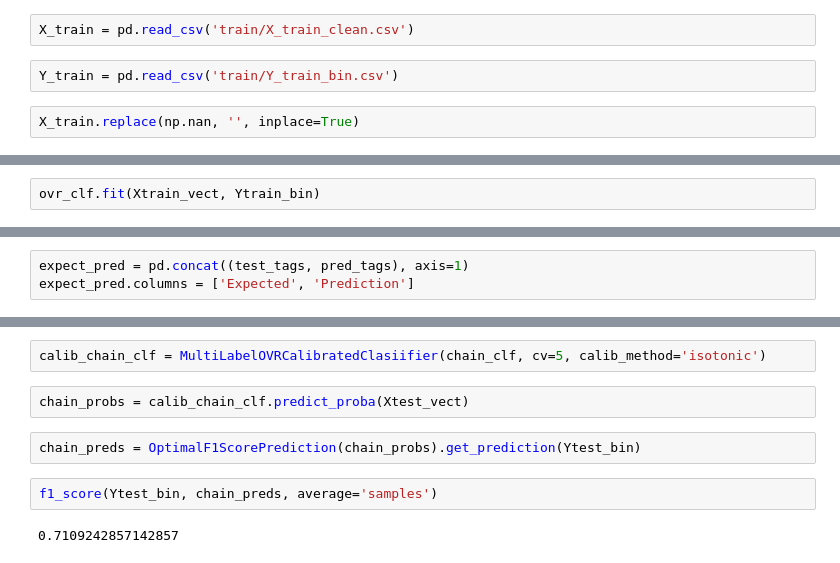
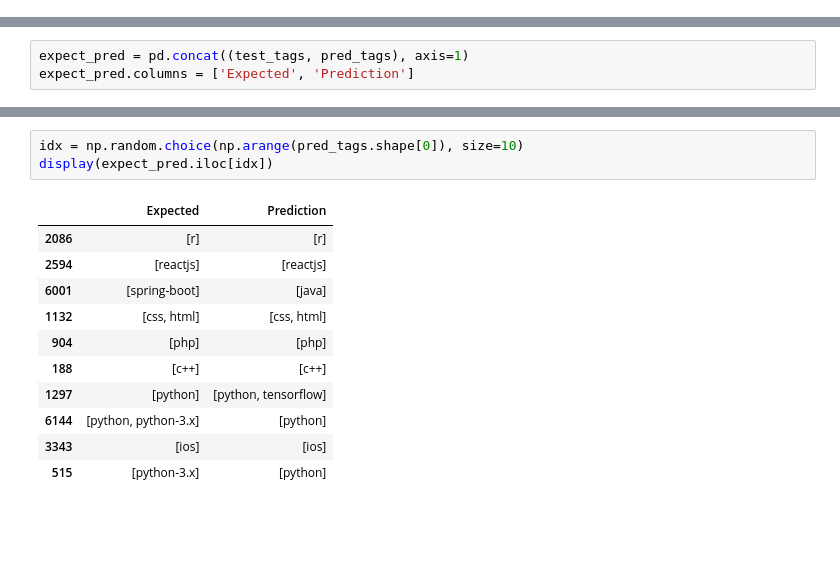
Before and after one commit to LiableFish/ML-for-classification-text-data, a Jupyter notebook: Ml_for_text_data.ipynb, the cells around one changed output, grey strips where cells are left out. Saved outputs shown, nothing was run; the diff lists cells and outputs as text; blank space fills up the shorter version.

```diff
--- a/Ml_for_text_data.ipynb
+++ b/Ml_for_text_data.ipynb
@@ -366,6 +317,0 @@ Y_train.to_csv('train/Y_train_bin.csv', index=False)
-# %%
-X_train = pd.read_csv('train/X_train_clean.csv')
-# %%
-Y_train = pd.read_csv('train/Y_train_bin.csv')
-# %%
-X_train.replace(np.nan, '', inplace=True)
@@ -504,5 +450,3 @@ param_distrib = {'estimator__C': C_grid, 'estimator__max_iter': max_iter_grid}
 random_searcher = \
 RandomizedSearchCV(ovr_clf, param_distrib, n_iter=5, n_jobs=5,\
                    scoring=make_scorer(f1_score, average='samples'), random_state=123, cv=5)
-# %%
-ovr_clf.fit(Xtrain_vect, Ytrain_bin)
@@ -729,10 +602,15 @@ ClassifierChain(base_estimator=LinearSVC(C=1.0, class_weight='balanced',
-# %%
-calib_chain_clf = MultiLabelOVRCalibratedClasiifier(chain_clf, cv=5, calib_method='isotonic')
-# %%
-chain_probs = calib_chain_clf.predict_proba(Xtest_vect)
-# %%
-chain_preds = OptimalF1ScorePrediction(chain_probs).get_prediction(Ytest_bin)
-# %%
-f1_score(Ytest_bin, chain_preds, average='samples')
-# %% [output]
-0.7109242857142857
+# %%
+idx = np.random.choice(np.arange(pred_tags.shape[0]), size=10)
+display(expect_pred.iloc[idx])
+# %% [output]
+|  | Expected | Prediction |
+| 2086 | [r] | [r] |
+| 2594 | [reactjs] | [reactjs] |
+| 6001 | [spring-boot] | [java] |
+| 1132 | [css, html] | [css, html] |
+| 904 | [php] | [php] |
+| 188 | [c++] | [c++] |
+| 1297 | [python] | [python, tensorflow] |
+| 6144 | [python, python-3.x] | [python] |
+| 3343 | [ios] | [ios] |
+| 515 | [python-3.x] | [python] |
```
Also changed, not shown: parts of 21 cells of this notebook.
